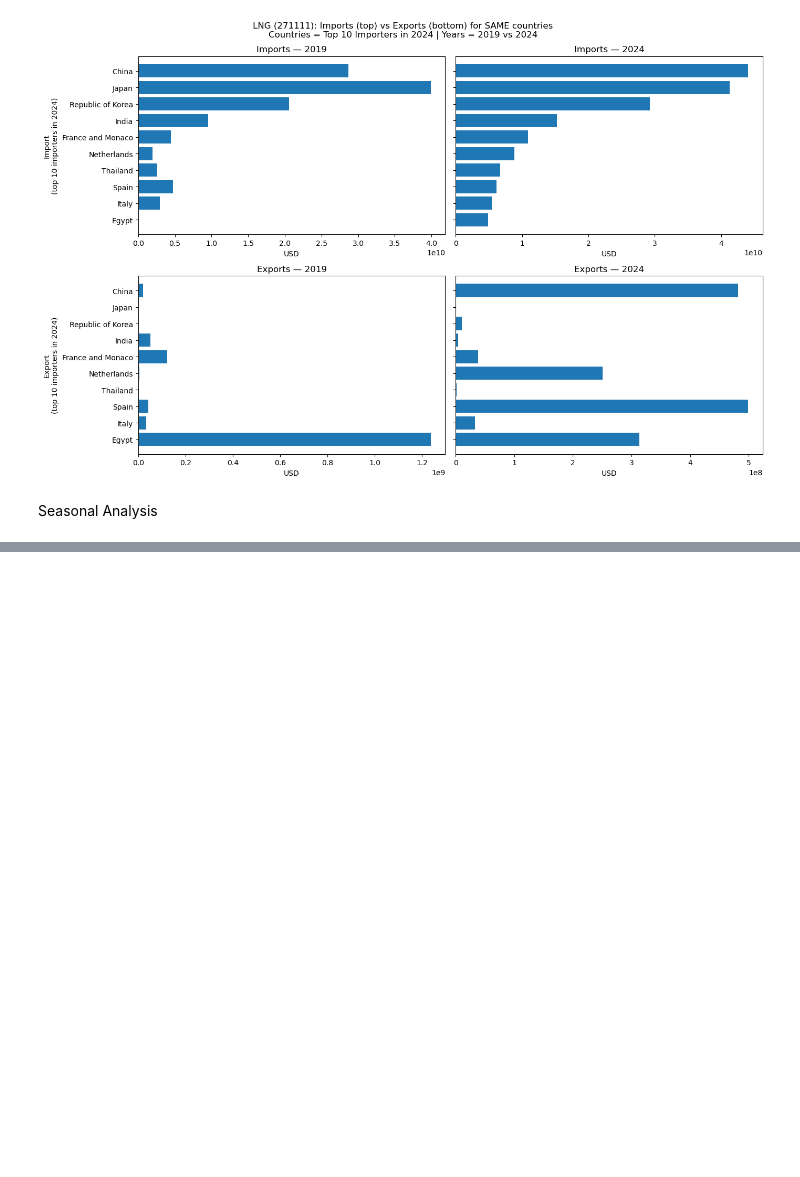
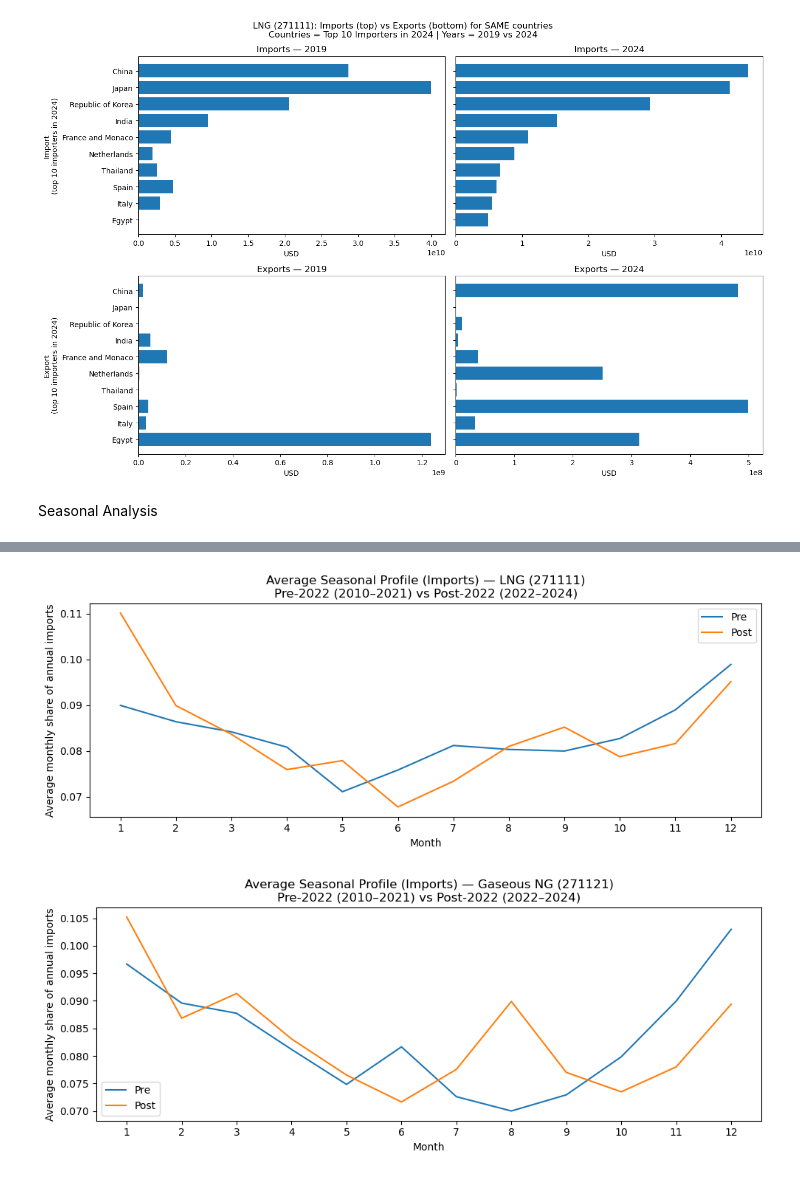
Before and after one commit to ron309/JEM_207-Data_Processing_in_Python_Projecct, a Jupyter notebook: Analysis.ipynb, the cells around one changed output, grey strips where cells are left out. Saved outputs shown, nothing was run; the diff lists cells and outputs as text; code cells hidden in the pictures; blank space fills up the shorter version.

```diff
--- a/Analysis.ipynb
+++ b/Analysis.ipynb
@@ -704,0 +822,45 @@ Seasonal Analysis
+# %%
+def seasonal_profile(seasonality_df, product, value_col="share"):
+    """
+    Returns a DataFrame with mean monthly share by (period_group, month)
+    for a given product.
+    """
+    tmp = seasonality_df[seasonality_df["product"] == product].copy()
+    tmp = tmp[tmp["period_group"].notna()].copy()
+
+    prof = (
+        tmp.groupby(["period_group", "month"], as_index=False)
+           .agg(mean_share=(value_col, "mean"))
+           .sort_values(["period_group", "month"])
+    )
+    return prof
+# %%
+def plot_seasonal_profile(profile_df, title):
+    """
+    profile_df: output of seasonal_profile()
+    """
+    plt.figure(figsize=(10, 4))
+
+    for grp in ["Pre", "Post"]:
+        sub = profile_df[profile_df["period_group"] == grp]
+        plt.plot(sub["month"], sub["mean_share"], label=grp)
+
+    plt.title(title)
+    plt.xlabel("Month")
+    plt.ylabel("Average monthly share of annual imports")
+    plt.xticks(range(1, 13))
+    plt.legend()
+    plt.tight_layout()
+    plt.show()
+# %%
+seasonality2 = label_period(seasonality, pre_end_year=2021, post_start_year=2022, post_end_year=2024)
+
+for prod in ["LNG (271111)", "Gaseous NG (271121)"]:
+    prof = seasonal_profile(seasonality2, product=prod, value_col="share")
+    plot_seasonal_profile(
+        prof,
+        title=f"Average Seasonal Profile (Imports) — {prod}\nPre-2022 (2010–2021) vs Post-2022 (2022–2024)"
+    )
+# %% [output]
+[figure, added]
+[figure, added]
```
Also changed, not shown: parts of 7 cells of this notebook.
